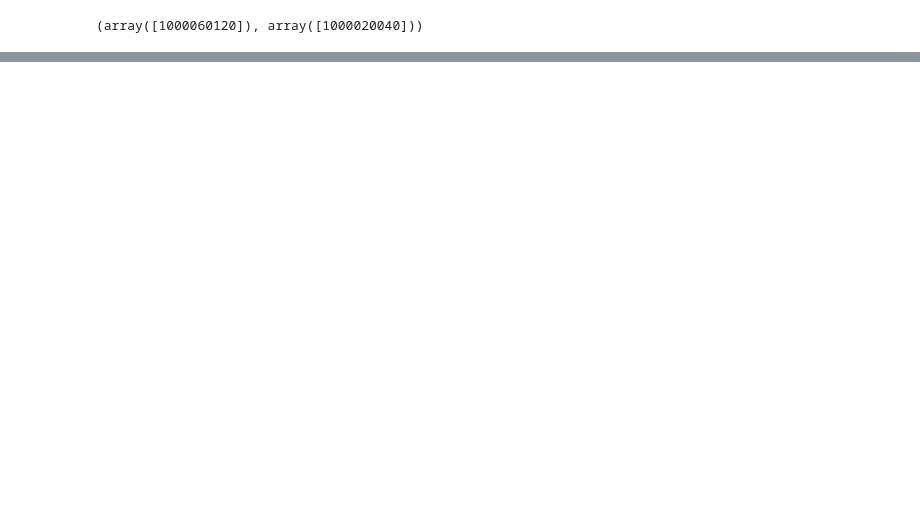
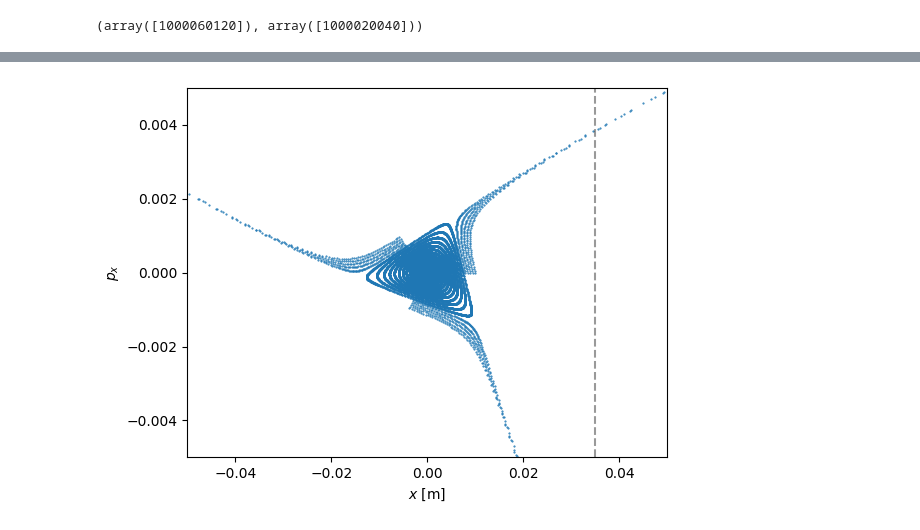
Before and after one commit to xsuite/tutorial_cern_seminar, a Jupyter notebook: notebook_06b_mixed_beams_slow_extraction.ipynb, the cells around one changed output, grey strips where cells are left out. Cells and saved outputs as stored; diff of their text form; code cells hidden in the pictures; blank space fills up the shorter version.

```diff
--- a/notebook_06b_mixed_beams_slow_extraction.ipynb
+++ b/notebook_06b_mixed_beams_slow_extraction.ipynb
@@ -39,0 +74,13 @@ SyntaxError: '(' was never closed (764522423.py, line 1)
+# %%
+rec = line.record_last_track
+# %%
+x_septum = 3.5e-2
+# %%
+# Plot turn-by-turn data
+plt.figure()
+plt.plot(rec.x.T, rec.px.T, '.', markersize=1, color='C0')
+plt.xlabel(r'$x$ [m]'); plt.ylabel(r'$p_x$'), plt.xlim(-5e-2, 5e-2); plt.ylim(-5e-3, 5e-3)
+plt.axvline(x=x_septum, color='k', alpha=0.4, linestyle='--')
+plt.subplots_adjust(left=.15)
+# %% [output]
+[figure, added]
```
Also changed, not shown: parts of 5 cells of this notebook.
